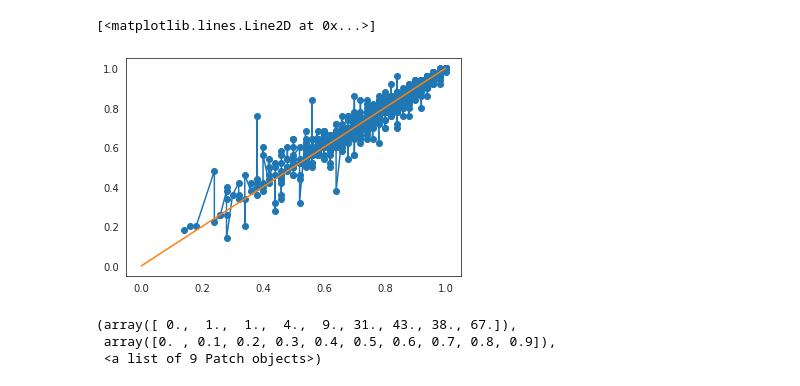
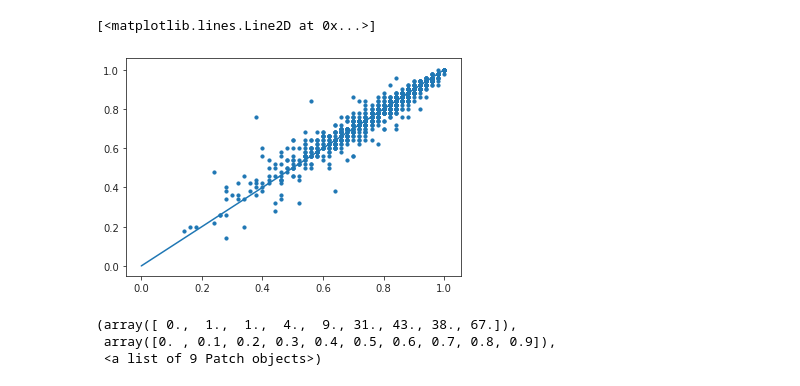
Before and after one commit to divyashan/test-time-augmentation, a Jupyter notebook: Untitled.ipynb, the cells around one changed output. Drawn from its saved outputs; the diff is of its cells as text; code cells hidden in the pictures.

```diff
--- a/Untitled.ipynb
+++ b/Untitled.ipynb
@@ -11,14 +11,19 @@ from augmentations import get_aug_idxs
 from scipy.special import softmax
 from sklearn.metrics import confusion_matrix
 from utils.plot_utils import get_binned_changes, get_labels, get_class_accs, plot_class_acc_response
+from scipy import stats
 sns.set_style('white')
-agg_name = 'full_lr'
-aug_name = 'hflip'
 model_name_dict = {'resnet101':'ResNet-101', 'resnet18':'ResNet-18', 'MobileNetV2':'MobileNetV2',
                    'resnet50':'ResNet-50'}
-agg_names = ['full_lr', 'partial_lr']
-aug_names = ['hflip', 'five_crop', 'rotation']
-
+agg_names = ['partial_lr']
+aug_names = ['hflip', 'five_crop']
+lr_mean_pval = []
+lr_orig_pval = []
+mean_orig_pval = []
+pvalue_dicts = []
+all_lr_class_acc = []
+all_mean_class_acc = []
+all_orig_class_acc = []
 for model_name in model_name_dict.keys():
     for agg_name in agg_names:
         for aug_name in aug_names:
@@ -27,5 +32,18 @@ for model_name in model_name_dict.keys():
             orig_class_acc = get_class_accs(all_true_labels, all_orig_labels)[:993]
             mean_class_acc = get_class_accs(all_true_labels, all_mean_labels)[:993]
             lr_class_acc = get_class_accs(all_true_labels, all_lr_labels)[:993]
-            plot_class_acc_response(orig_class_acc, mean_class_acc, lr_class_acc, agg_name + '_' + aug_name + '_' + model_name_dict[model_name], agg_name)
-            plot_class_acc_response(orig_class_acc, mean_class_acc, lr_class_acc, agg_name + '_' + aug_name + '_' + model_name_dict[model_name], 'mean')
+            lr_mean = stats.ttest_rel(lr_class_acc, mean_class_acc).pvalue
+            lr_orig = stats.ttest_rel(lr_class_acc, orig_class_acc).pvalue
+            mean_orig = stats.ttest_rel(orig_class_acc, mean_class_acc).pvalue
+            lr_mean_stat = stats.ttest_rel(lr_class_acc, mean_class_acc).statistic
+            lr_orig_stat = stats.ttest_rel(lr_class_acc, orig_class_acc).statistic
+            mean_orig_stat = stats.ttest_rel(orig_class_acc, mean_class_acc).statistic
+            pvalue_dicts.append({'lr_orig_p': lr_orig, 'lr_mean_p':lr_mean, 'mean_orig_p':mean_orig,
+                                 'lr_orig_stat': lr_orig_stat, 'lr_mean_stat': lr_mean_stat,
+                                 'mean_orig_stat': mean_orig_stat,
+                                'model': model_name, 'agg': agg_name, 'aug': aug_name})
+            all_mean_class_acc.append(np.mean(mean_class_acc))
+            all_lr_class_acc.append(np.mean(lr_class_acc))
+            all_orig_class_acc.append(np.mean(orig_class_acc))
+            #plot_class_acc_response(orig_class_acc, mean_class_acc, lr_class_acc, agg_name + '_' + aug_name + '_' + model_name_dict[model_name], agg_name)
+            #plot_class_acc_response(orig_class_acc, mean_class_acc, lr_class_acc, agg_name + '_' + aug_name + '_' + model_name_dict[model_name], 'mean')
@@ -89,12 +227,12 @@ plt.plot(np.arange(0, 1.0, .0001), np.arange(0, 1.0, .0001))
 # %%
 # Relationship between mean TTA class accuracy and LR class accuracy
 # Relationship of mean with original class accuracy
-plt.plot(mean_class_acc[np.argsort(mean_class_acc)], lr_class_acc[np.argsort(mean_class_acc)], marker='o')
+plt.scatter(mean_class_acc[np.argsort(mean_class_acc)], lr_class_acc[np.argsort(mean_class_acc)], marker='o', s=10)
 plt.plot(np.arange(0, 1.0, .0001), np.arange(0, 1.0, .0001))
 # are most of the accuracies that are improved at the lower end of the class accuracies? sort of
 # %% [output]
 [<matplotlib.lines.Line2D at 0x...>]
-[figure, old version]
+[figure, new version]
 # %%
 plt.hist(orig_class_acc[np.where(mean_class_acc > orig_class_acc)[0]], bins=np.arange(0, 1.0, .1))
 plt.hist(orig_class_acc[np.where(mean_class_acc < orig_class_acc)[0]], bins=np.arange(0, 1.0, .1))
```
Also changed, not shown: parts of 10 cells of this notebook, 5 other files.
